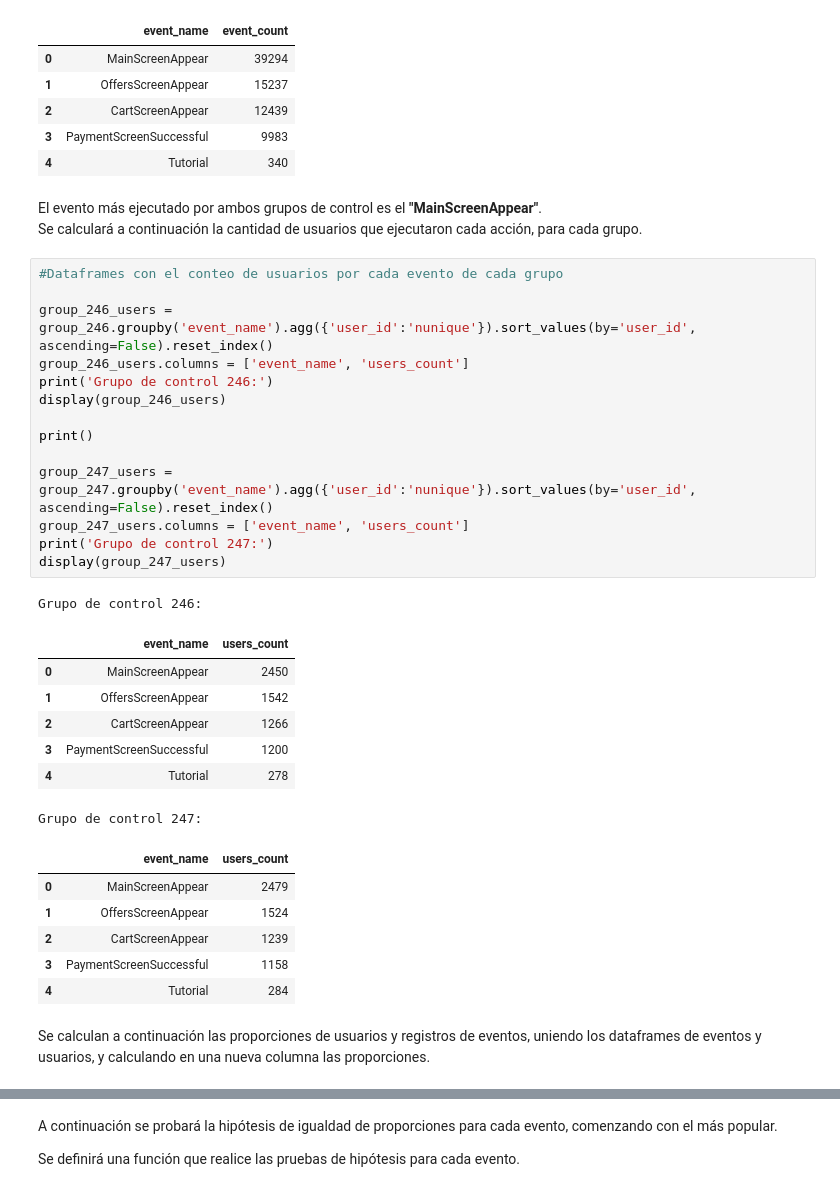
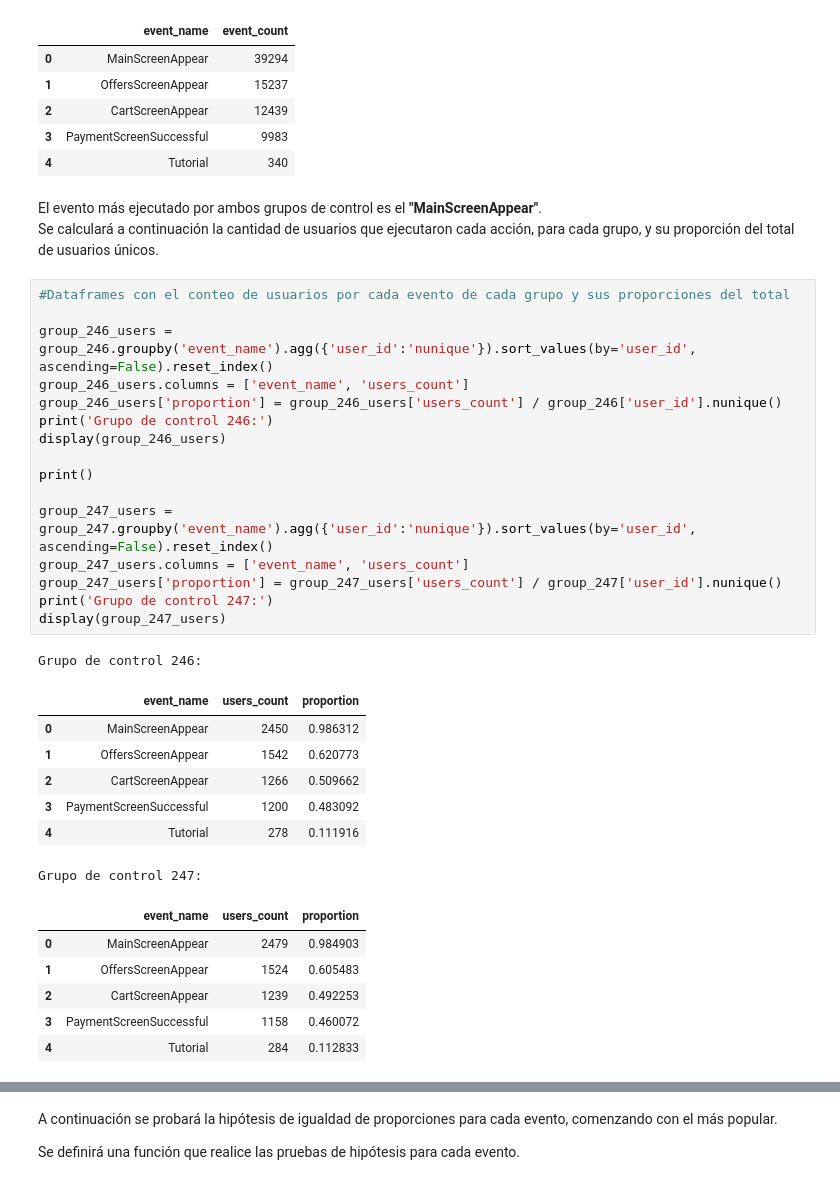
Before and after one commit to EmilioGonzalez29/TT-Project-S11, a Jupyter notebook: project.ipynb, the cells around one changed output, grey strips where cells are left out. Saved outputs shown, nothing was run; the diff lists cells and outputs as text.

```diff
--- a/project.ipynb
+++ b/project.ipynb
@@ -570,35 +570,35 @@ Grupo de control 247:
 | 4 | Tutorial | 340 |
 # %% [markdown]
 El evento más ejecutado por ambos grupos de control es el **"MainScreenAppear"**.
-Se calculará a continuación la cantidad de usuarios que ejecutaron cada acción, para cada grupo.
+Se calculará a continuación la cantidad de usuarios que ejecutaron cada acción, para cada grupo, y su proporción del total de usuarios únicos.
 # %%
-#Dataframes con el conteo de usuarios por cada evento de cada grupo
+#Dataframes con el conteo de usuarios por cada evento de cada grupo y sus proporciones del total
 
 group_246_users = group_246.groupby('event_name').agg({'user_id':'nunique'}).sort_values(by='user_id', ascending=False).reset_index()
 group_246_users.columns = ['event_name', 'users_count']
+group_246_users['proportion'] = group_246_users['users_count'] / group_246['user_id'].nunique()
 print('Grupo de control 246:')
 display(group_246_users)
 
 print()
 
 group_247_users = group_247.groupby('event_name').agg({'user_id':'nunique'}).sort_values(by='user_id', ascending=False).reset_index()
 group_247_users.columns = ['event_name', 'users_count']
+group_247_users['proportion'] = group_247_users['users_count'] / group_247['user_id'].nunique()
 print('Grupo de control 247:')
 display(group_247_users)
 # %% [output]
 Grupo de control 246:
-|  | event_name | users_count |
-| 0 | MainScreenAppear | 2450 |
-| 1 | OffersScreenAppear | 1542 |
-| 2 | CartScreenAppear | 1266 |
-| 3 | PaymentScreenSuccessful | 1200 |
-| 4 | Tutorial | 278 |
+|  | event_name | users_count | proportion |
+| 0 | MainScreenAppear | 2450 | 0.986312 |
+| 1 | OffersScreenAppear | 1542 | 0.620773 |
+| 2 | CartScreenAppear | 1266 | 0.509662 |
+| 3 | PaymentScreenSuccessful | 1200 | 0.483092 |
+| 4 | Tutorial | 278 | 0.111916 |
 Grupo de control 247:
-|  | event_name | users_count |
-| 0 | MainScreenAppear | 2479 |
-| 1 | OffersScreenAppear | 1524 |
-| 2 | CartScreenAppear | 1239 |
-| 3 | PaymentScreenSuccessful | 1158 |
-| 4 | Tutorial | 284 |
+|  | event_name | users_count | proportion |
+| 0 | MainScreenAppear | 2479 | 0.984903 |
+| 1 | OffersScreenAppear | 1524 | 0.605483 |
+| 2 | CartScreenAppear | 1239 | 0.492253 |
+| 3 | PaymentScreenSuccessful | 1158 | 0.460072 |
+| 4 | Tutorial | 284 | 0.112833 |
-# %% [markdown]
-Se calculan a continuación las proporciones de usuarios y registros de eventos, uniendo los dataframes de eventos y usuarios, y calculando en una nueva columna las proporciones.
```
Also changed, not shown: parts of 29 cells of this notebook.
